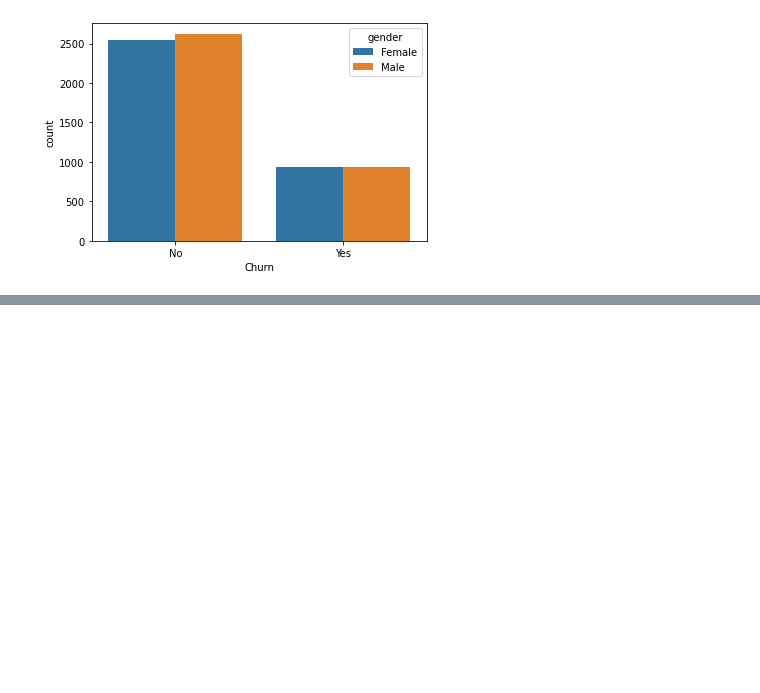
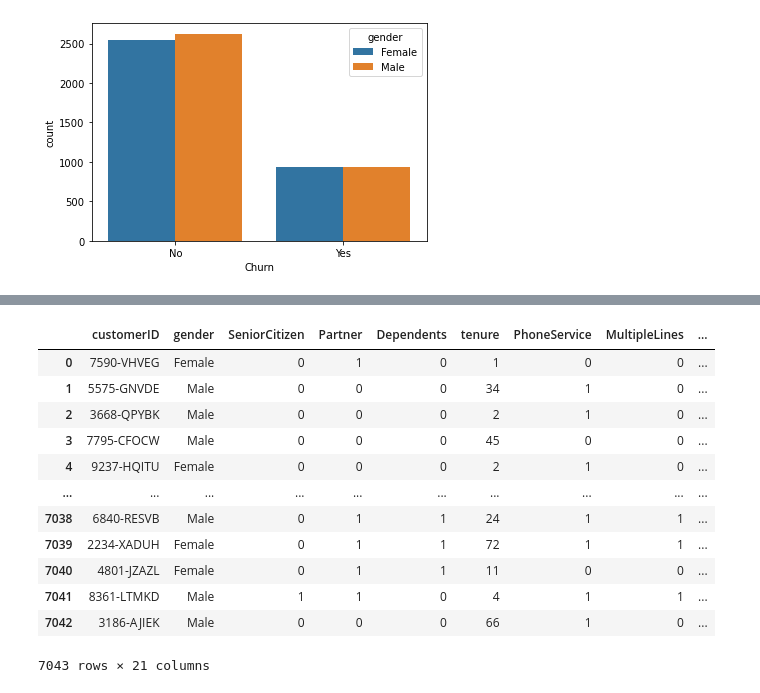
Before and after one commit to pubuduarosha/customer-churn-ml-model, a Jupyter notebook: main.ipynb, the cells around one changed output, grey strips where cells are left out. Cells and saved outputs as stored; diff of their text form; code cells hidden in the pictures; blank space fills up the shorter version.

```diff
--- a/main.ipynb
+++ b/main.ipynb
@@ -74,0 +183,21 @@ sns.countplot(x='Churn', hue='gender', data = telco_data)
+# %%
+contract_mapping = {'Month-to-month': 'MM', 'One year':'OY', 'Two year': 'TY'}
+telco_data['Contract'] = telco_data['Contract'].map(contract_mapping)
+# %%
+telco_data['PaperlessBilling'] = telco_data['PaperlessBilling'].map(yes_no_mapping)
+# %%
+telco_data
+# %% [output]
+|  | customerID | gender | SeniorCitizen | Partner | Dependents | tenure | PhoneService | MultipleLines | ... |
+| 0 | 7590-VHVEG | Female | 0 | 1 | 0 | 1 | 0 | 0 | ... |
+| 1 | 5575-GNVDE | Male | 0 | 0 | 0 | 34 | 1 | 0 | ... |
+| 2 | 3668-QPYBK | Male | 0 | 0 | 0 | 2 | 1 | 0 | ... |
+| 3 | 7795-CFOCW | Male | 0 | 0 | 0 | 45 | 0 | 0 | ... |
+| 4 | 9237-HQITU | Female | 0 | 0 | 0 | 2 | 1 | 0 | ... |
+| ... | ... | ... | ... | ... | ... | ... | ... | ... | ... |
+| 7038 | 6840-RESVB | Male | 0 | 1 | 1 | 24 | 1 | 1 | ... |
+| 7039 | 2234-XADUH | Female | 0 | 1 | 1 | 72 | 1 | 1 | ... |
+| 7040 | 4801-JZAZL | Female | 0 | 1 | 1 | 11 | 0 | 0 | ... |
+| 7041 | 8361-LTMKD | Male | 1 | 1 | 0 | 4 | 1 | 1 | ... |
+| 7042 | 3186-AJIEK | Male | 0 | 0 | 0 | 66 | 1 | 0 | ... |
+7043 rows × 21 columns
```
Also changed, not shown: parts of 16 cells of this notebook.
